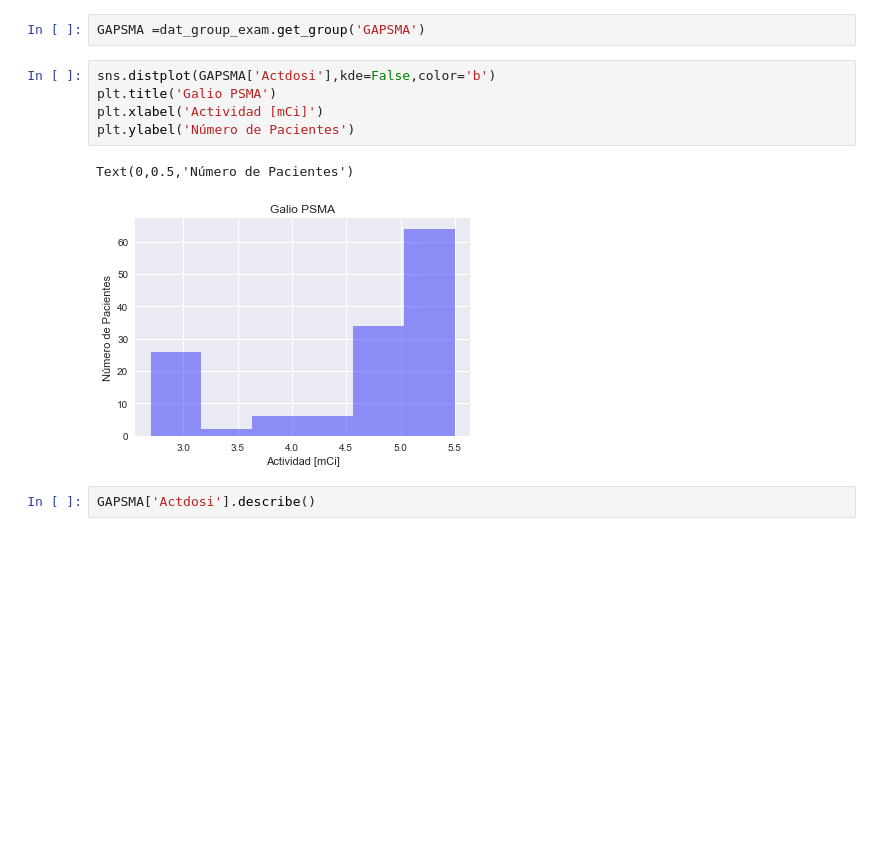
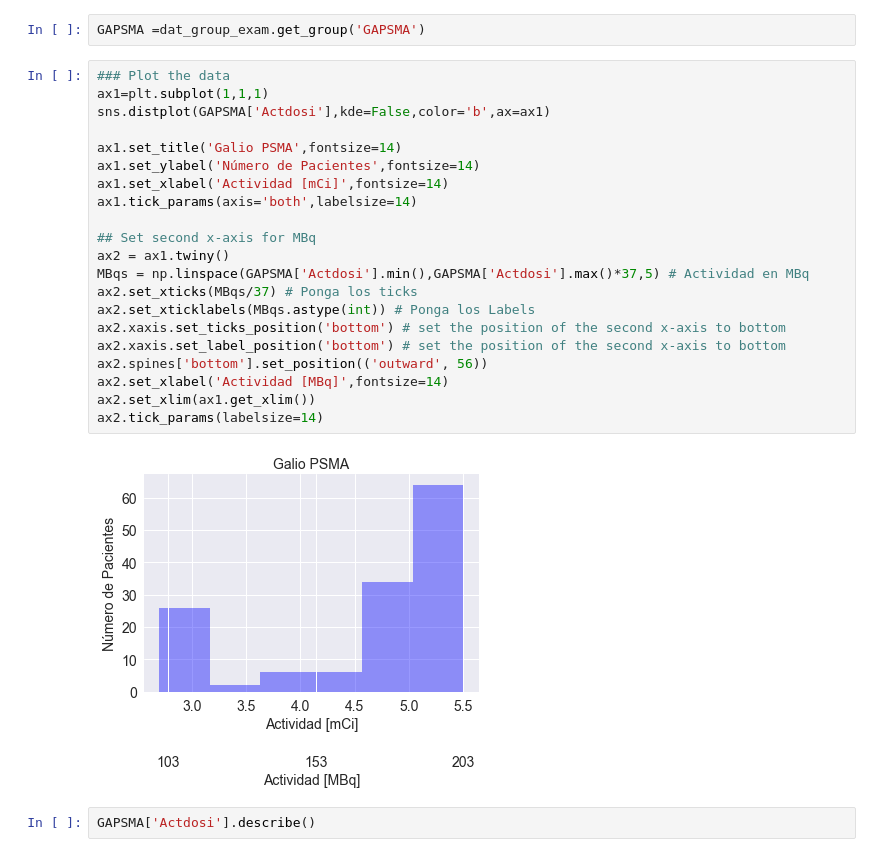
Before and after one commit to andreapy/University, a Jupyter notebook: DRLRFMN.ipynb, the cells around one changed output. Drawn from its saved outputs; the diff is of its cells as text; blank space fills up the shorter version.

```diff
--- a/DRLRFMN.ipynb
+++ b/DRLRFMN.ipynb
@@ -182,14 +216,29 @@ Name: Actdosi, dtype: float64
 ## $\color{red}{\text{Ga-PSMA}}$
 # %%
 GAPSMA =dat_group_exam.get_group('GAPSMA')
-# %%
-sns.distplot(GAPSMA['Actdosi'],kde=False,color='b')
-plt.title('Galio PSMA')
-plt.xlabel('Actividad [mCi]')
-plt.ylabel('Número de Pacientes')
-# %% [output]
-Text(0,0.5,'Número de Pacientes')
-[figure, removed]
+# %%
+### Plot the data
+ax1=plt.subplot(1,1,1)
+sns.distplot(GAPSMA['Actdosi'],kde=False,color='b',ax=ax1)
+
+ax1.set_title('Galio PSMA',fontsize=14)
+ax1.set_ylabel('Número de Pacientes',fontsize=14)
+ax1.set_xlabel('Actividad [mCi]',fontsize=14)
+ax1.tick_params(axis='both',labelsize=14)
+
+## Set second x-axis for MBq
+ax2 = ax1.twiny()
+MBqs = np.linspace(GAPSMA['Actdosi'].min(),GAPSMA['Actdosi'].max()*37,5) # Actividad en MBq
+ax2.set_xticks(MBqs/37) # Ponga los ticks
+ax2.set_xticklabels(MBqs.astype(int)) # Ponga los Labels
+ax2.xaxis.set_ticks_position('bottom') # set the position of the second x-axis to bottom
+ax2.xaxis.set_label_position('bottom') # set the position of the second x-axis to bottom
+ax2.spines['bottom'].set_position(('outward', 56))
+ax2.set_xlabel('Actividad [MBq]',fontsize=14)
+ax2.set_xlim(ax1.get_xlim())
+ax2.tick_params(labelsize=14)
+# %% [output]
+[figure, added]
 # %%
 GAPSMA['Actdosi'].describe()
 # %% [output]
```
Also changed, not shown: parts of 14 cells of this notebook, 1 other file.
